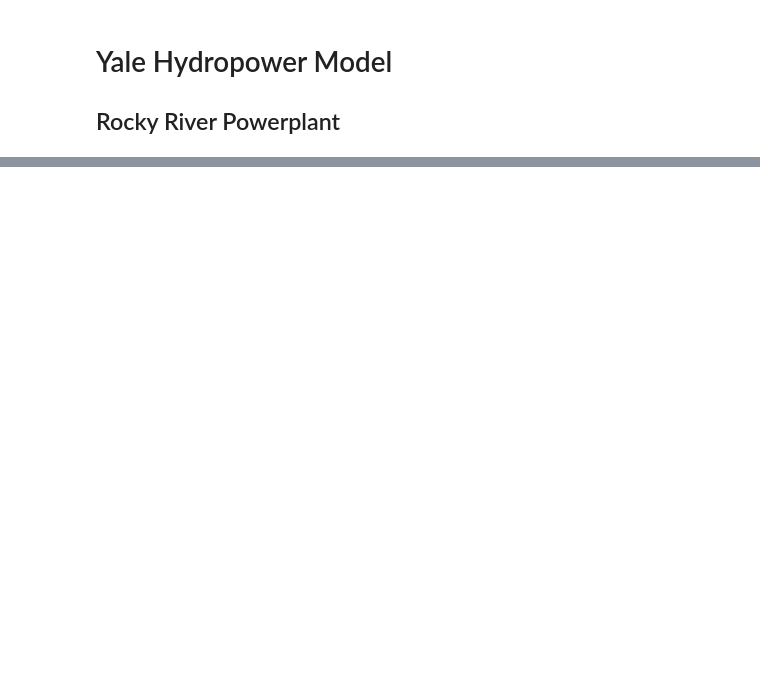
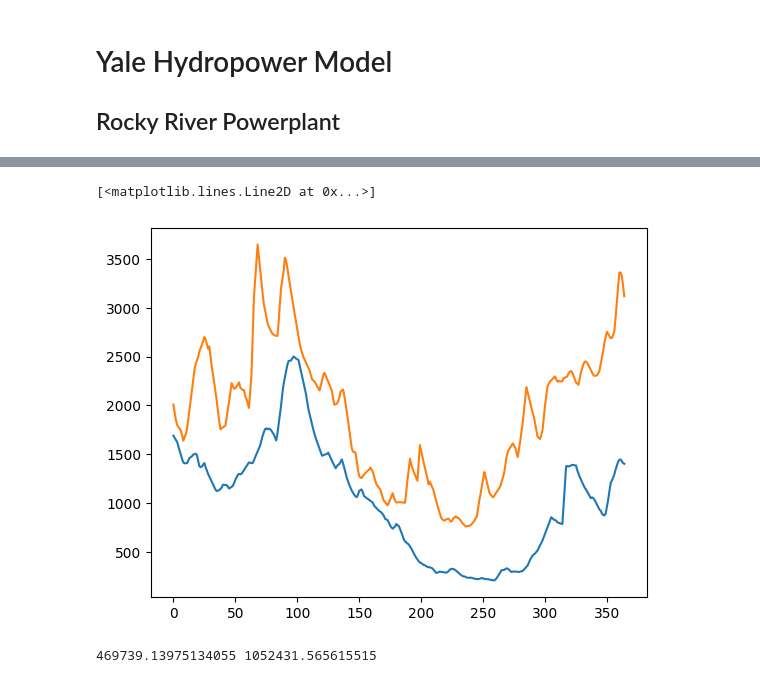
Before and after one commit to nmadev/YaleHydropowerModel, a Jupyter notebook: model.ipynb, the cells around one changed output, grey strips where cells are left out. Cells and saved outputs as stored; diff of their text form; code cells hidden in the pictures; blank space fills up the shorter version.

```diff
--- a/model.ipynb
+++ b/model.ipynb
@@ -132,0 +126,25 @@ me = list(df['median'])
+# %%
+def gen_data(baseflow, noise):
+    prop_add = len(noise) / 8 / 365
+    baseflow_n = len(baseflow)
+    new_data = []
+    for d in range(365):
+        new_val = baseflow[d]
+        # if random.random() < prop_add:
+        #     new_val += noise[random.randint(0, baseflow_n - 1)]
+        new_data.append(new_val)
+    return new_data
+# %%
+Q1_new = gen_data(Q1_ave_baseflow, Q1_residuals)
+Q4_new = gen_data(Q4_ave_baseflow, Q4_residuals)
+# %%
+x = np.arange(0, 365, 1)
+plt.plot(x, Q1_new)
+plt.plot(x, Q4_new)
+# %% [output]
+[<matplotlib.lines.Line2D at 0x...>]
+[figure, added]
+# %%
+print(sum(Q1_new), sum(Q4_new))
+# %% [output]
+469739.13975134055 1052431.565615515
```
Also changed, not shown: parts of 19 cells of this notebook.
